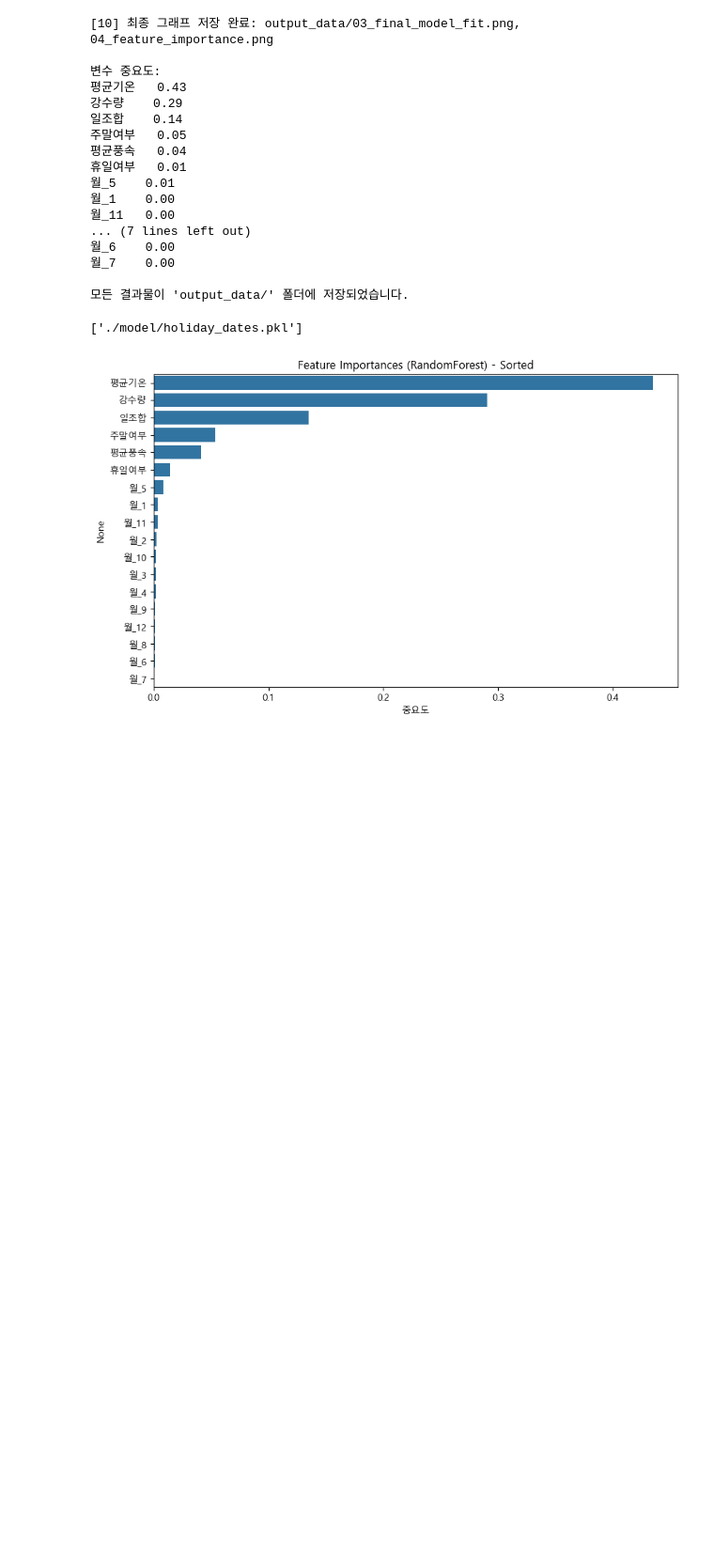
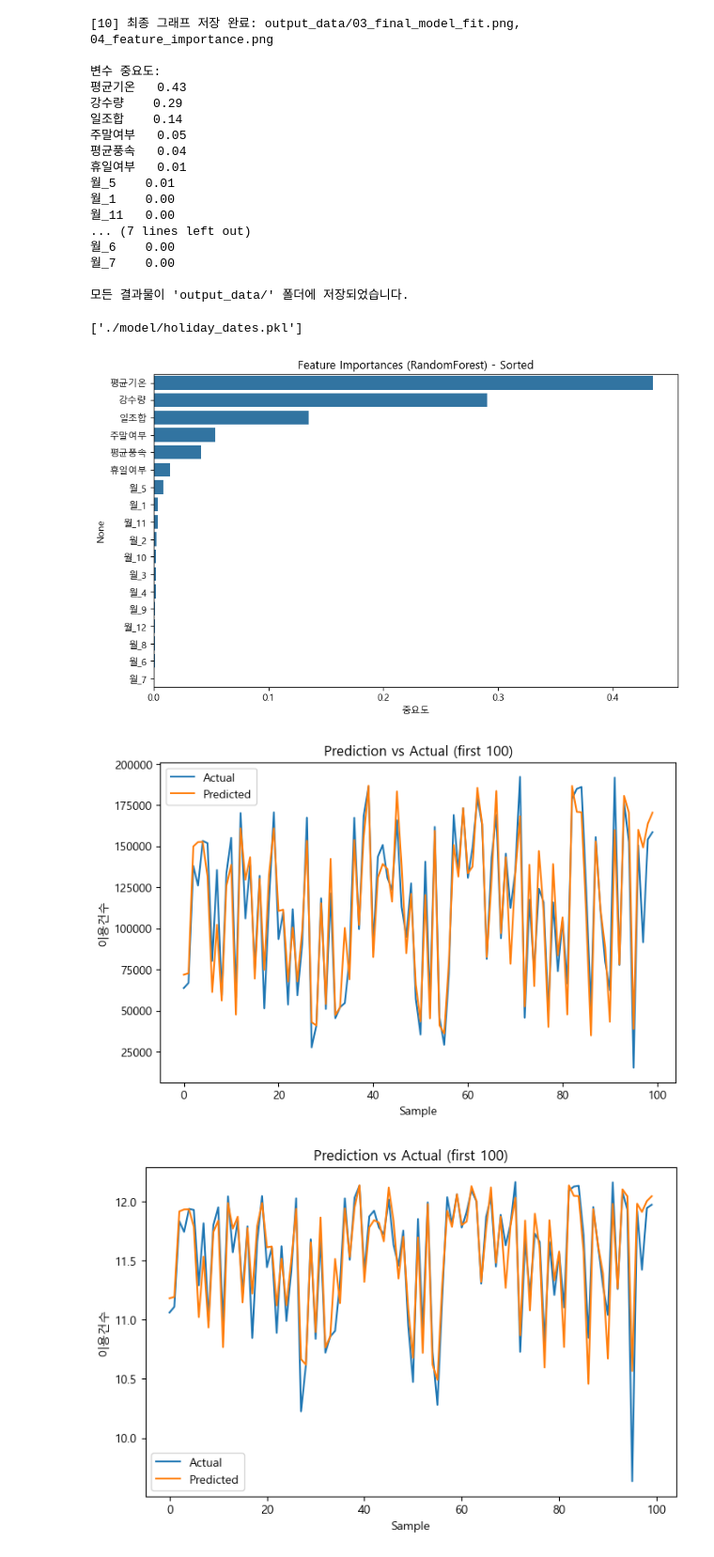
Before and after one commit to hyeraoj/MyMLProject, a Jupyter notebook: bike_demand_prediction.ipynb, the cells around one changed output. Shown at 94% size. Saved outputs shown, nothing was run; the diff lists cells and outputs as text; code cells hidden in the pictures; blank space fills up the shorter version.

```diff
--- a/bike_demand_prediction.ipynb
+++ b/bike_demand_prediction.ipynb
@@ -581,3 +577,30 @@ plt.xlabel("중요도")
 plt.show()
 # %% [output]
 [figure]
+# %%
+# 10. 예측 vs 실제 시각화 역전환
+
+# 역변환 (log1p → 원래 값)
+y_test_exp = np.expm1(y_test)
+y_pred_exp = np.expm1(pred4)
+
+plt.figure(figsize=(8, 5))
+plt.plot(y_test_exp.values[:100], label="Actual")  # 테스트 데이터의 첫 100개 샘플만 시각화
+plt.plot(y_pred_exp[:100], label="Predicted") # 예측 데이터의 첫 100개 샘플만 시각화
+plt.legend()
+plt.title("Prediction vs Actual (first 100)")
+plt.xlabel("Sample")
+plt.ylabel("이용건수")
+plt.show()
+
+plt.figure(figsize=(8, 5))
+plt.plot(y_test.values[:100], label="Actual")  # 테스트 데이터의 첫 100개 샘플만 시각화
+plt.plot(pred4[:100], label="Predicted") # 예측 데이터의 첫 100개 샘플만 시각화
+plt.legend()
+plt.title("Prediction vs Actual (first 100)")
+plt.xlabel("Sample")
+plt.ylabel("이용건수")
+plt.show()
+# %% [output]
+[figure, added]
+[figure, added]
```
Also changed, not shown: parts of 1 cell of this notebook, 3 other files.
